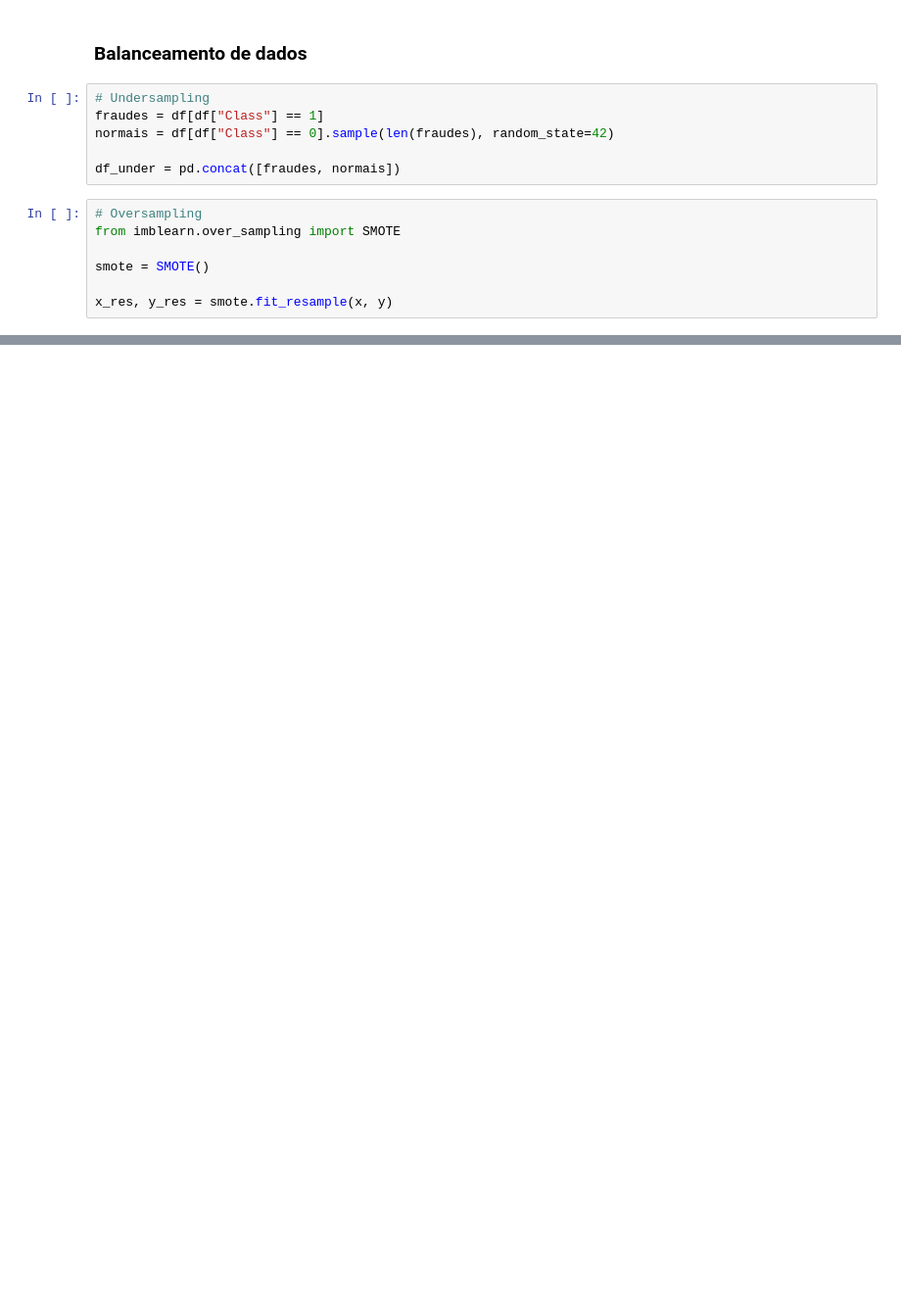
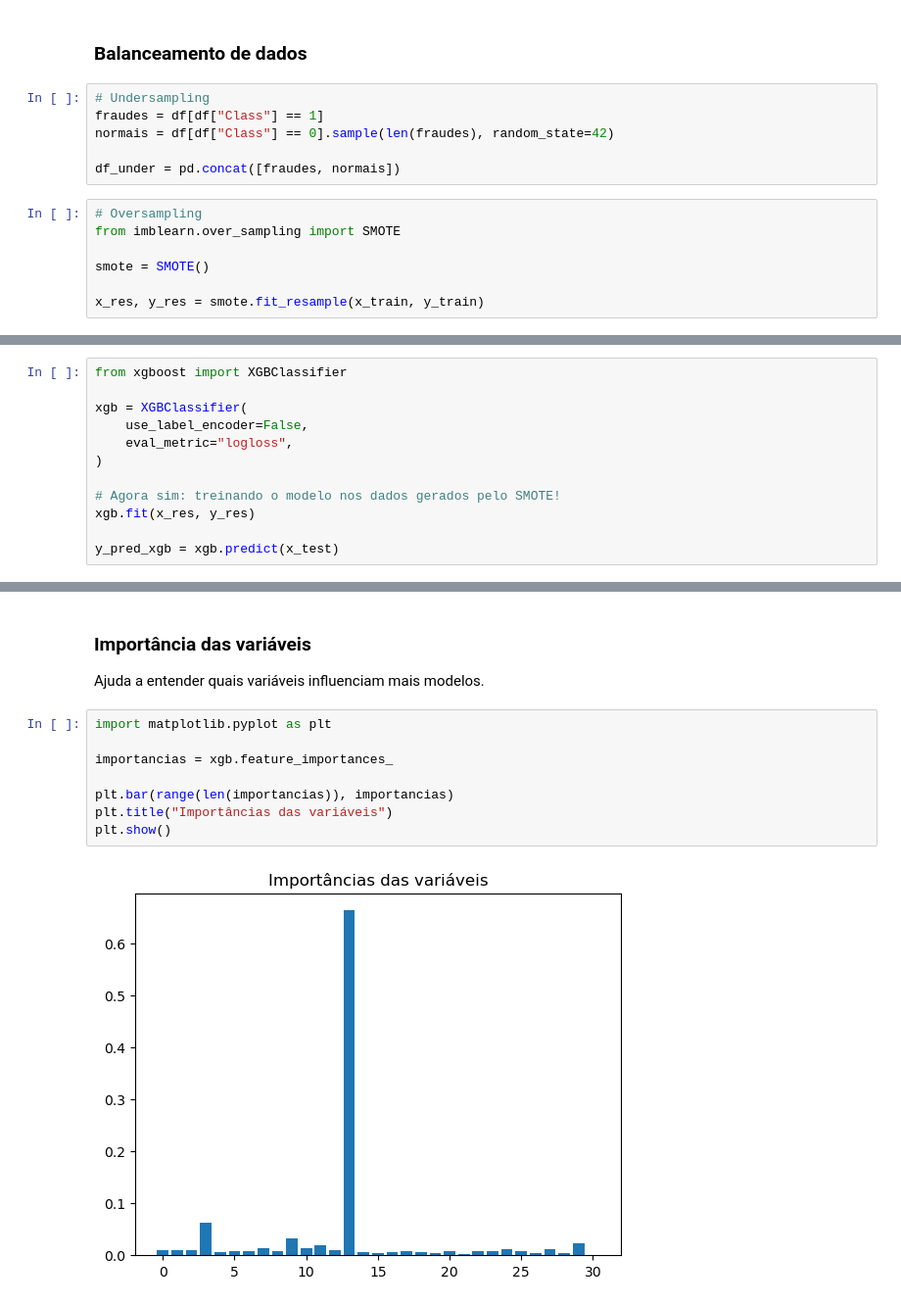
Before and after one commit to Douglas-Luiz-de-Oliveira-Rodrigues/deteccao-de-fraudes-em-transacoes, a Jupyter notebook: deteccao_de_fraudes_em_transacoes.ipynb, the cells around one changed output, grey strips where cells are left out. Shown at 98% size. Saved outputs shown, nothing was run; the diff lists cells and outputs as text; blank space fills up the shorter version.

```diff
--- a/deteccao_de_fraudes_em_transacoes.ipynb
+++ b/deteccao_de_fraudes_em_transacoes.ipynb
@@ -135,4 +127,4 @@ from imblearn.over_sampling import SMOTE
 
 smote = SMOTE()
 
-x_res, y_res = smote.fit_resample(x, y)
+x_res, y_res = smote.fit_resample(x_train, y_train)
@@ -138,0 +194,12 @@ x_res, y_res = smote.fit_resample(x, y)
+# %%
+from xgboost import XGBClassifier
+
+xgb = XGBClassifier(
+    use_label_encoder=False,
+    eval_metric="logloss",
+)
+
+# Agora sim: treinando o modelo nos dados gerados pelo SMOTE!
+xgb.fit(x_res, y_res)
+
+y_pred_xgb = xgb.predict(x_test)
@@ -138,0 +221,14 @@ x_res, y_res = smote.fit_resample(x, y)
+# %% [markdown]
+### Importância das variáveis
+
+Ajuda a entender quais variáveis influenciam mais modelos.
+# %%
+import matplotlib.pyplot as plt
+
+importancias = xgb.feature_importances_
+
+plt.bar(range(len(importancias)), importancias)
+plt.title("Importâncias das variáveis")
+plt.show()
+# %% [output]
+[figure, added]
```
Also changed, not shown: parts of 18 cells of this notebook.
